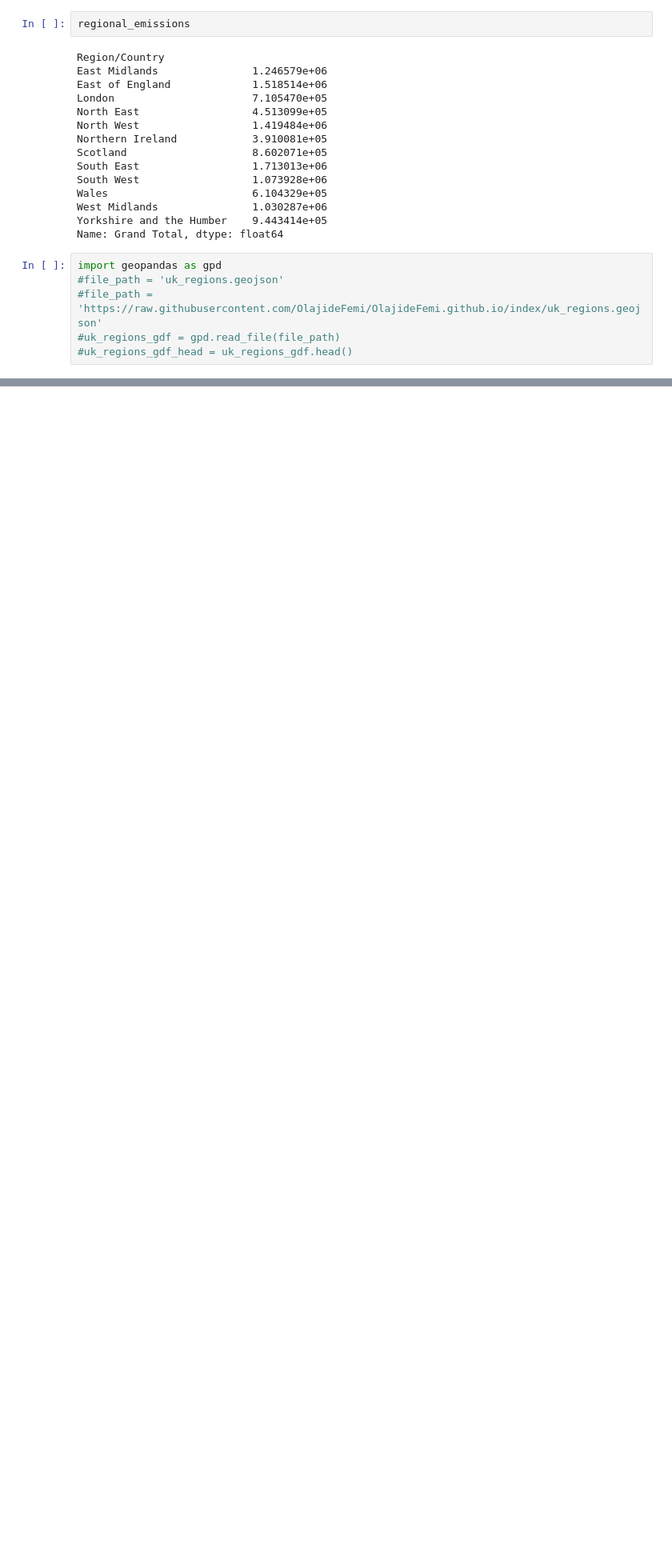
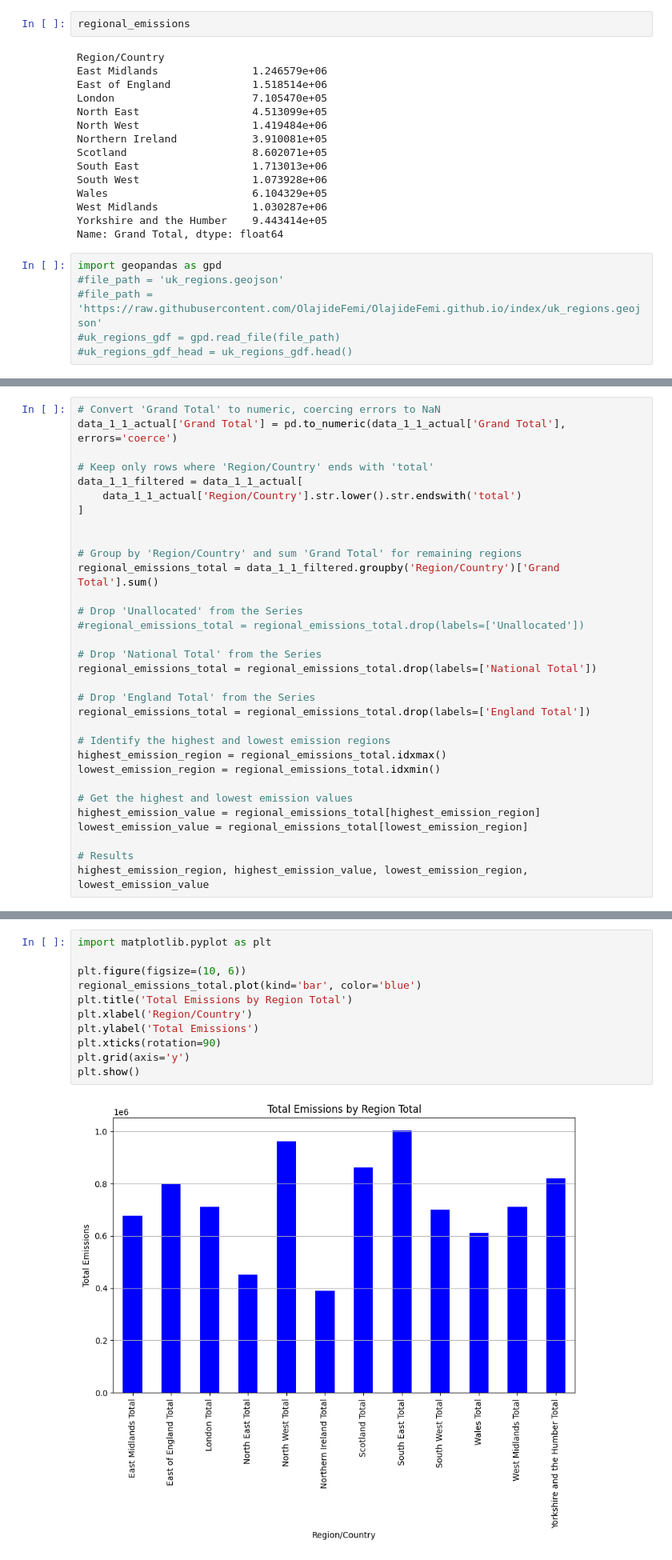
Before and after one commit to Olufemol/OlajideFemi.github.io, a Jupyter notebook: Dissertation_Code_1.ipynb, the cells around one changed output, grey strips where cells are left out. Shown at 80% size. Saved outputs shown, nothing was run; the diff lists cells and outputs as text; blank space fills up the shorter version.

```diff
--- a/Dissertation_Code_1.ipynb
+++ b/Dissertation_Code_1.ipynb
@@ -402,0 +458,32 @@ plt.show()
+# %%
+# Convert 'Grand Total' to numeric, coercing errors to NaN
+data_1_1_actual['Grand Total'] = pd.to_numeric(data_1_1_actual['Grand Total'], errors='coerce')
+
+# Keep only rows where 'Region/Country' ends with 'total'
+data_1_1_filtered = data_1_1_actual[
+    data_1_1_actual['Region/Country'].str.lower().str.endswith('total')
+]
+
+
+# Group by 'Region/Country' and sum 'Grand Total' for remaining regions
+regional_emissions_total = data_1_1_filtered.groupby('Region/Country')['Grand Total'].sum()
+
+# Drop 'Unallocated' from the Series
+#regional_emissions_total = regional_emissions_total.drop(labels=['Unallocated'])
+
+# Drop 'National Total' from the Series
+regional_emissions_total = regional_emissions_total.drop(labels=['National Total'])
+
+# Drop 'England Total' from the Series
+regional_emissions_total = regional_emissions_total.drop(labels=['England Total'])
+
+# Identify the highest and lowest emission regions
+highest_emission_region = regional_emissions_total.idxmax()
+lowest_emission_region = regional_emissions_total.idxmin()
+
+# Get the highest and lowest emission values
+highest_emission_value = regional_emissions_total[highest_emission_region]
+lowest_emission_value = regional_emissions_total[lowest_emission_region]
+
+# Results
+highest_emission_region, highest_emission_value, lowest_emission_region, lowest_emission_value
@@ -402,0 +508,13 @@ plt.show()
+# %%
+import matplotlib.pyplot as plt
+
+plt.figure(figsize=(10, 6))
+regional_emissions_total.plot(kind='bar', color='blue')
+plt.title('Total Emissions by Region Total')
+plt.xlabel('Region/Country')
+plt.ylabel('Total Emissions')
+plt.xticks(rotation=90)
+plt.grid(axis='y')
+plt.show()
+# %% [output]
+[figure, added]
```
Also changed, not shown: parts of 49 cells of this notebook.
